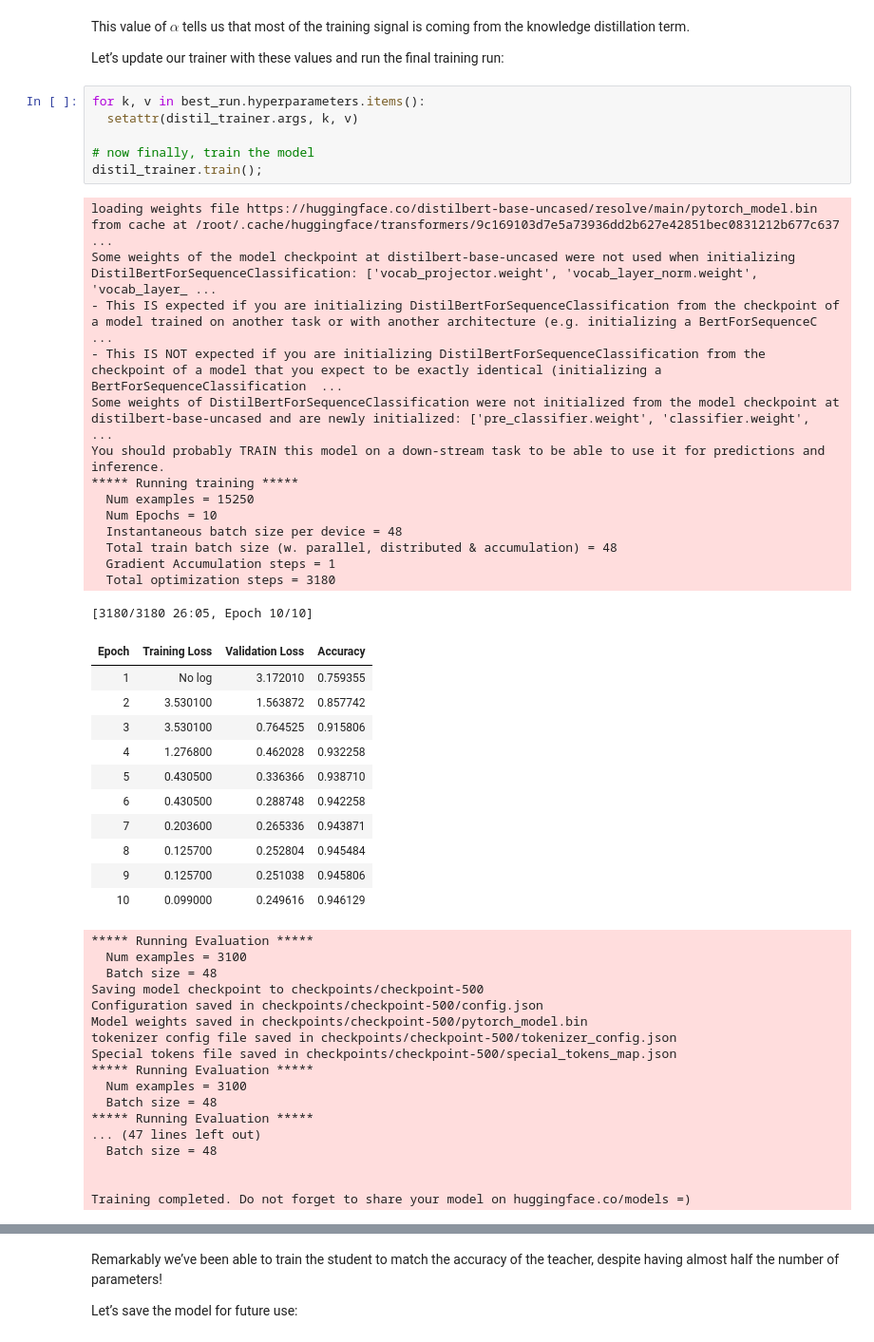
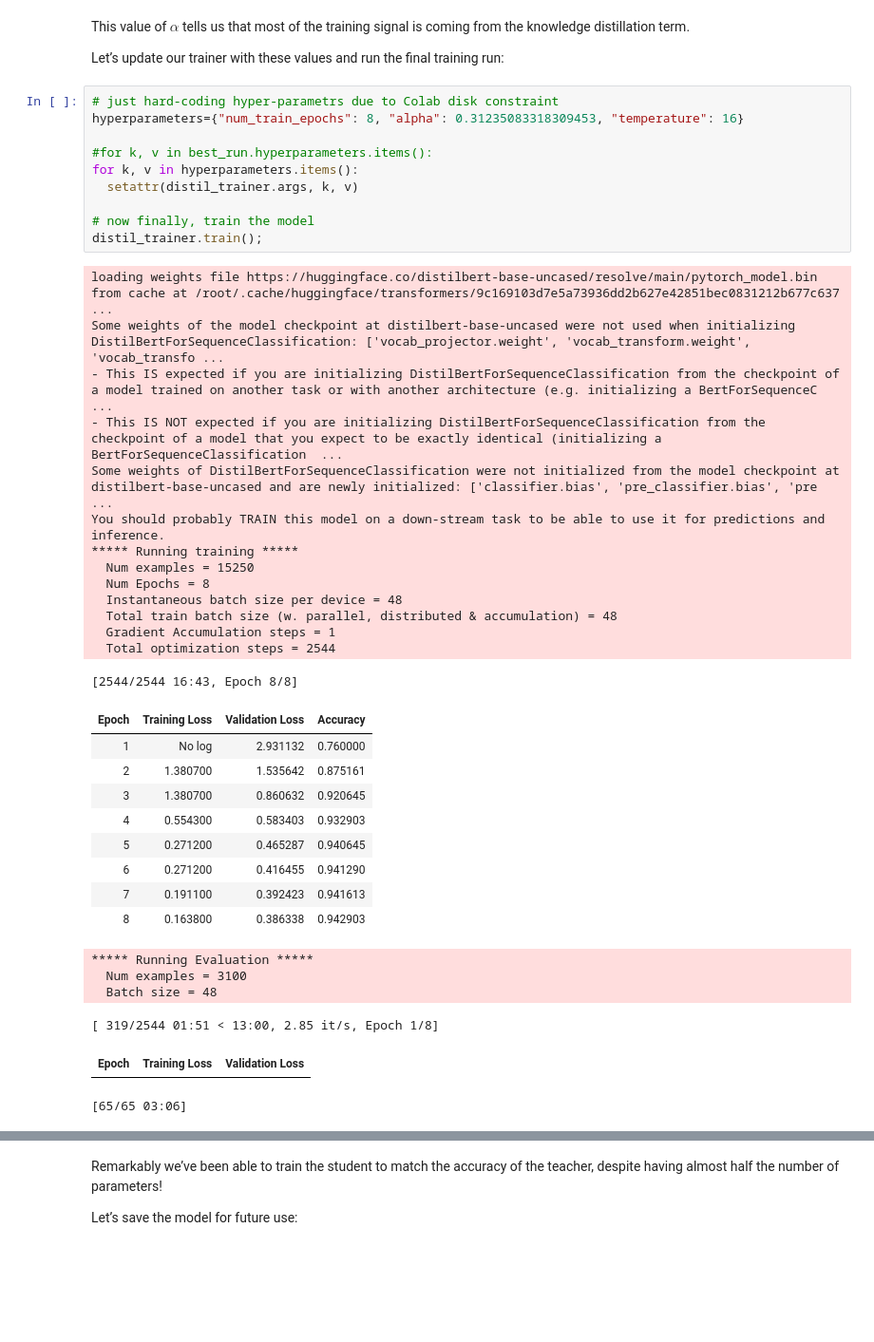
Before and after one commit to rahiakela/transformers-research-and-practice, a Jupyter notebook: natural-language-processing-with-transformers/05-making-transformers-efficient-in-production/02_case_study_intent_detection_with_quantization.ipynb, the cells around one changed output, grey strips where cells are left out. Shown at 95% size. Drawn from its saved outputs; the diff is of its cells as text; blank space fills up the shorter version.

```diff
--- a/natural-language-processing-with-transformers/05-making-transformers-efficient-in-production/02_case_study_intent_detection_with_quantization.ipynb
+++ b/natural-language-processing-with-transformers/05-making-transformers-efficient-in-production/02_case_study_intent_detection_with_quantization.ipynb
@@ -682,51 +687,42 @@ This value of $\alpha$ tells us that most of the training signal is coming from
 
 Let’s update our trainer with these values and run the final training run:
 # %%
-for k, v in best_run.hyperparameters.items():
+# just hard-coding hyper-parametrs due to Colab disk constraint
+hyperparameters={"num_train_epochs": 8, "alpha": 0.31235083318309453, "temperature": 16}
+
+#for k, v in best_run.hyperparameters.items():
+for k, v in hyperparameters.items():
   setattr(distil_trainer.args, k, v)
 
 # now finally, train the model
 distil_trainer.train();
 # %% [output]
 loading weights file https://huggingface.co/distilbert-base-uncased/resolve/main/pytorch_model.bin from cache at /root/.cache/huggingface/transformers/9c169103d7e5a73936dd2b627e42851bec0831212b677c637 ...
-Some weights of the model checkpoint at distilbert-base-uncased were not used when initializing DistilBertForSequenceClassification: ['vocab_projector.weight', 'vocab_layer_norm.weight', 'vocab_layer_ ...
+Some weights of the model checkpoint at distilbert-base-uncased were not used when initializing DistilBertForSequenceClassification: ['vocab_projector.weight', 'vocab_transform.weight', 'vocab_transfo ...
 - This IS expected if you are initializing DistilBertForSequenceClassification from the checkpoint of a model trained on another task or with another architecture (e.g. initializing a BertForSequenceC ...
 - This IS NOT expected if you are initializing DistilBertForSequenceClassification from the checkpoint of a model that you expect to be exactly identical (initializing a BertForSequenceClassification  ...
-Some weights of DistilBertForSequenceClassification were not initialized from the model checkpoint at distilbert-base-uncased and are newly initialized: ['pre_classifier.weight', 'classifier.weight',  ...
+Some weights of DistilBertForSequenceClassification were not initialized from the model checkpoint at distilbert-base-uncased and are newly initialized: ['classifier.bias', 'pre_classifier.bias', 'pre ...
 You should probably TRAIN this model on a down-stream task to be able to use it for predictions and inference.
 ***** Running training *****
   Num examples = 15250
-  Num Epochs = 10
+  Num Epochs = 8
   Instantaneous batch size per device = 48
   Total train batch size (w. parallel, distributed & accumulation) = 48
   Gradient Accumulation steps = 1
-  Total optimization steps = 3180
+  Total optimization steps = 2544
-[3180/3180 26:05, Epoch 10/10]
+[2544/2544 16:43, Epoch 8/8]
 | Epoch | Training Loss | Validation Loss | Accuracy |
-| 1 | No log | 3.172010 | 0.759355 |
-| 2 | 3.530100 | 1.563872 | 0.857742 |
-| 3 | 3.530100 | 0.764525 | 0.915806 |
-| 4 | 1.276800 | 0.462028 | 0.932258 |
-| 5 | 0.430500 | 0.336366 | 0.938710 |
-| 6 | 0.430500 | 0.288748 | 0.942258 |
-| 7 | 0.203600 | 0.265336 | 0.943871 |
-| 8 | 0.125700 | 0.252804 | 0.945484 |
-| 9 | 0.125700 | 0.251038 | 0.945806 |
-| 10 | 0.099000 | 0.249616 | 0.946129 |
+| 1 | No log | 2.931132 | 0.760000 |
+| 2 | 1.380700 | 1.535642 | 0.875161 |
+| 3 | 1.380700 | 0.860632 | 0.920645 |
+| 4 | 0.554300 | 0.583403 | 0.932903 |
+| 5 | 0.271200 | 0.465287 | 0.940645 |
+| 6 | 0.271200 | 0.416455 | 0.941290 |
+| 7 | 0.191100 | 0.392423 | 0.941613 |
+| 8 | 0.163800 | 0.386338 | 0.942903 |
 ***** Running Evaluation *****
   Num examples = 3100
   Batch size = 48
-Saving model checkpoint to checkpoints/checkpoint-500
-Configuration saved in checkpoints/checkpoint-500/config.json
-Model weights saved in checkpoints/checkpoint-500/pytorch_model.bin
-tokenizer config file saved in checkpoints/checkpoint-500/tokenizer_config.json
-Special tokens file saved in checkpoints/checkpoint-500/special_tokens_map.json
-***** Running Evaluation *****
-  Num examples = 3100
-  Batch size = 48
-***** Running Evaluation *****
-... (47 lines left out)
-  Batch size = 48
-
-
-Training completed. Do not forget to share your model on huggingface.co/models =)
+[ 319/2544 01:51 < 13:00, 2.85 it/s, Epoch 1/8]
+| Epoch | Training Loss | Validation Loss |
+[65/65 03:06]
```
Also changed, not shown: parts of 28 cells of this notebook.
